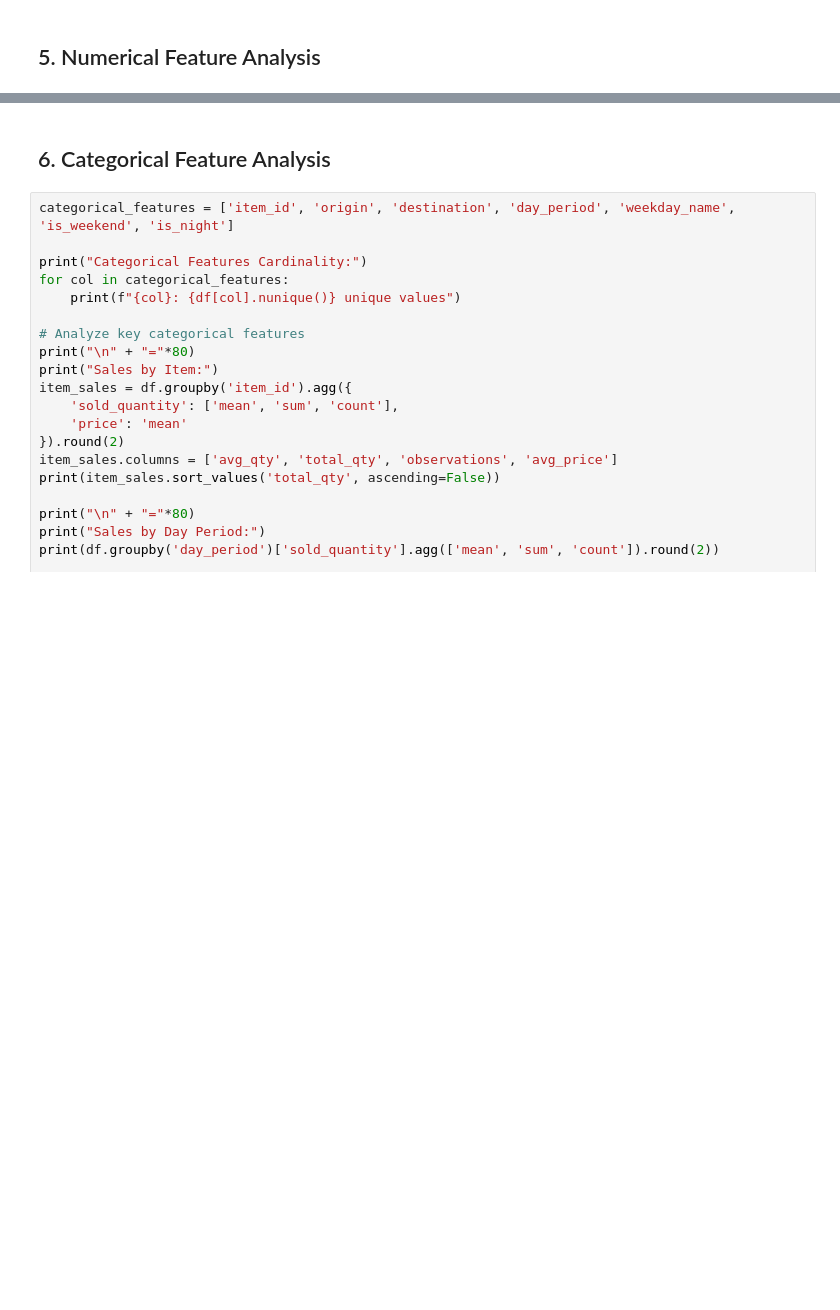
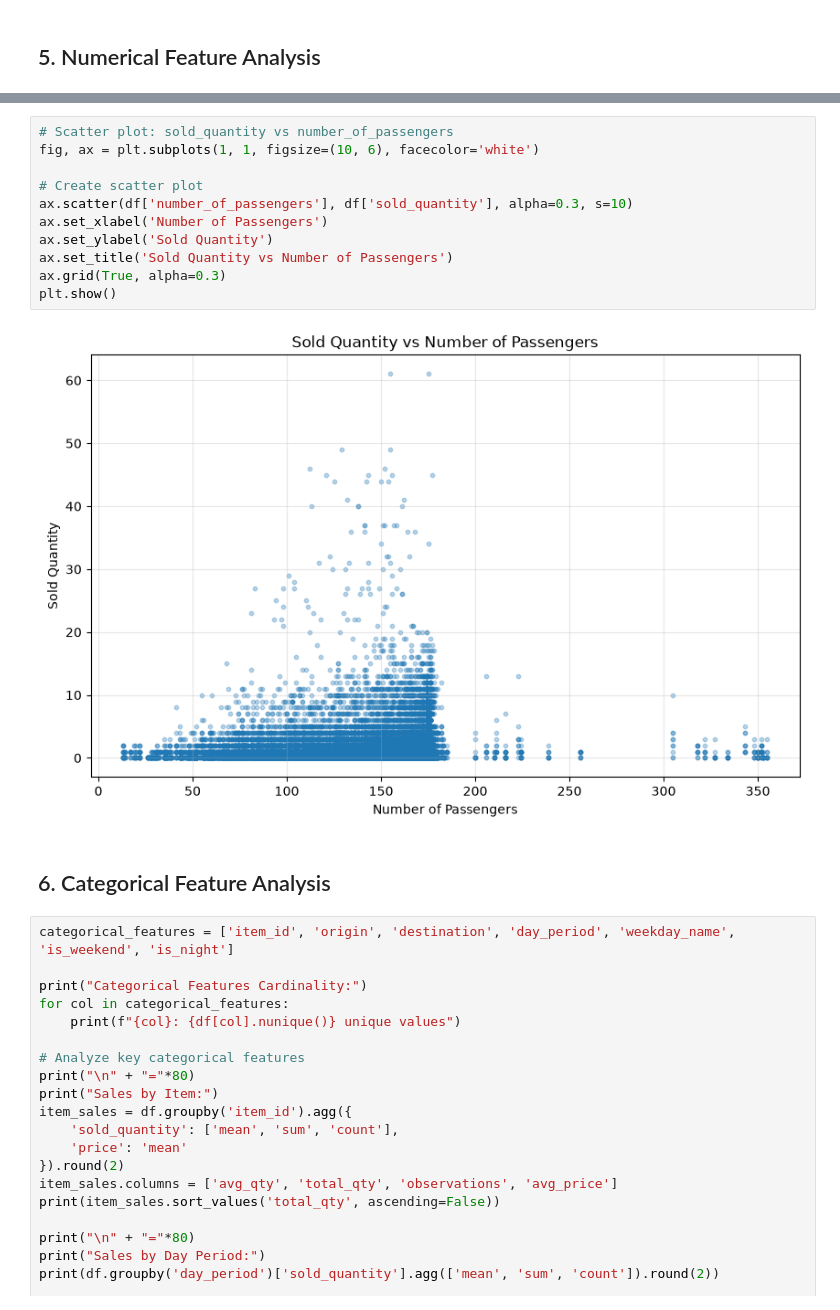
Before and after one commit to vkniazeva/ai-analytics-agent, a Jupyter notebook: forecasting/analysis/01_data_exploration.ipynb, the cells around one changed output, grey strips where cells are left out. Drawn from its saved outputs; the diff is of its cells as text; blank space fills up the shorter version.

```diff
--- a/forecasting/analysis/01_data_exploration.ipynb
+++ b/forecasting/analysis/01_data_exploration.ipynb
@@ -212,5 +267,18 @@ year                   -0.022604
 Name: sold_quantity, dtype: float64
 [figure]
+# %%
+# Scatter plot: sold_quantity vs number_of_passengers
+fig, ax = plt.subplots(1, 1, figsize=(10, 6), facecolor='white')
+
+# Create scatter plot
+ax.scatter(df['number_of_passengers'], df['sold_quantity'], alpha=0.3, s=10)
+ax.set_xlabel('Number of Passengers')
+ax.set_ylabel('Sold Quantity')
+ax.set_title('Sold Quantity vs Number of Passengers')
+ax.grid(True, alpha=0.3)
+plt.show()
+# %% [output]
+[figure, added]
 # %% [markdown]
 ## 6. Categorical Feature Analysis
 # %%
```
Also changed, not shown: parts of 19 cells of this notebook, 7 other files.
